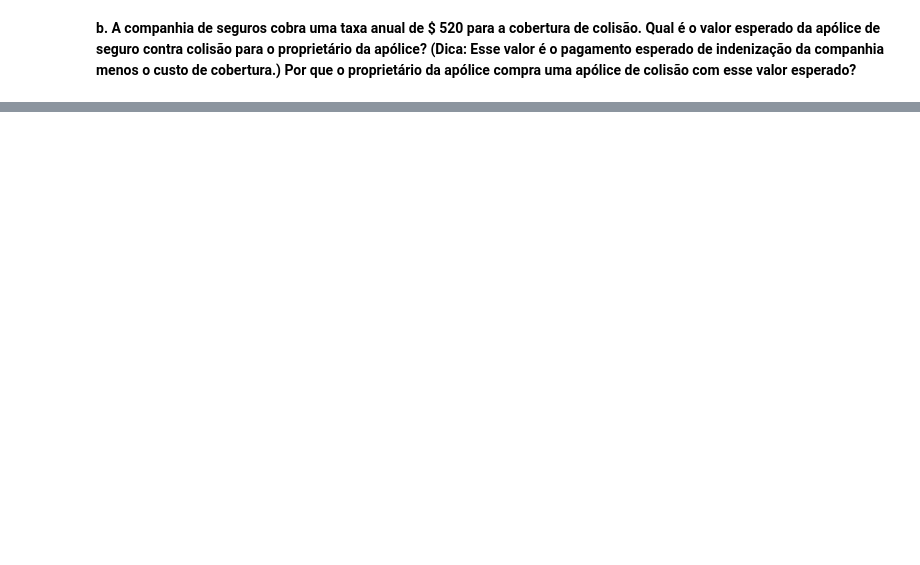
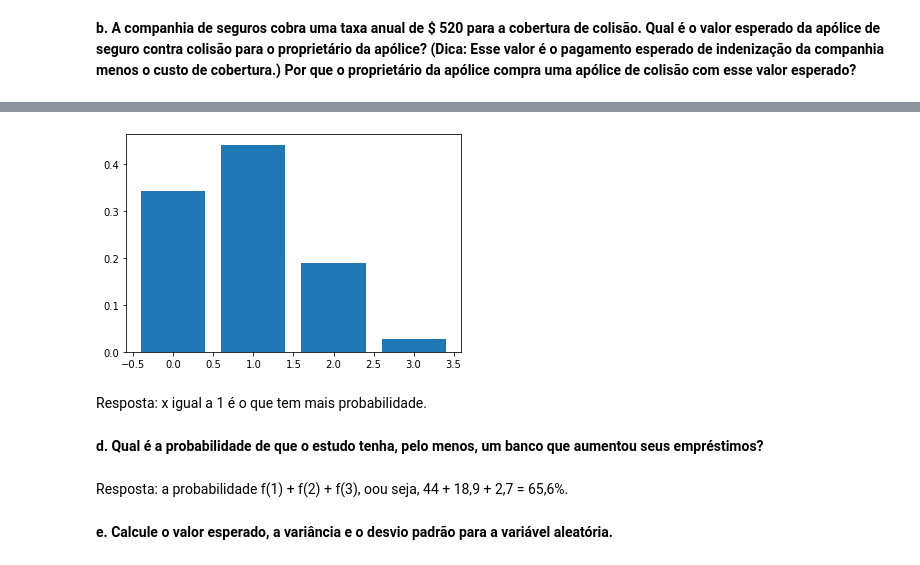
Before and after one commit to whaner/EAD5844, a Jupyter notebook: Exercícios/Ex_Aula_5_Whaner_Endo.ipynb, the cells around one changed output, grey strips where cells are left out. Drawn from its saved outputs; the diff is of its cells as text; code cells hidden in the pictures; blank space fills up the shorter version.

```diff
--- a/Exercícios/Ex_Aula_5_Whaner_Endo.ipynb
+++ b/Exercícios/Ex_Aula_5_Whaner_Endo.ipynb
@@ -344,0 +889,6 @@ Resposta: O valor do prêmio de seguro deveria ser $340 para que a empresa não
+# %%
+n = 3 #defina o número de ensaios
+x = 1 #defina o número de sucesso
+p = 0.3 #defina o valor da probabilidade de um sucesso no ensaio
+f1 = (math.factorial(n)/(math.factorial(x)*math.factorial(n-x)))*p**x*(1-p)**(n-x) #f que é f(x) = a probabilidade de x sucessos em n ensaios
+f1
@@ -344,0 +897,6 @@ Resposta: O valor do prêmio de seguro deveria ser $340 para que a empresa não
+# %%
+n = 3 #defina o número de ensaios
+x = 2 #defina o número de sucesso
+p = 0.3 #defina o valor da probabilidade de um sucesso no ensaio
+f2 = (math.factorial(n)/(math.factorial(x)*math.factorial(n-x)))*p**x*(1-p)**(n-x) #f que é f(x) = a probabilidade de x sucessos em n ensaios
+f2
@@ -344,0 +905,5 @@ Resposta: O valor do prêmio de seguro deveria ser $340 para que a empresa não
+# %%
+dados = {"qtd": [0,1,2,3],
+         "prob": [f0,f1,f2,f3]}
+df = pd.DataFrame(dados)
+df
@@ -344,0 +916,16 @@ Resposta: O valor do prêmio de seguro deveria ser $340 para que a empresa não
+# %%
+y_axis = df['prob']
+x_axis = df['qtd']
+# %%
+plt.bar(x_axis, y_axis)
+plt.show()
+# %% [output]
+[figure, added]
+# %% [markdown]
+Resposta: x igual a 1 é o que tem mais probabilidade.
+# %% [markdown]
+**d. Qual é a probabilidade de que o estudo tenha, pelo menos, um banco que aumentou seus empréstimos?**
+# %% [markdown]
+Resposta: a probabilidade f(1) + f(2) + f(3), oou seja, 44 + 18,9 + 2,7 = 65,6%.
+# %% [markdown]
+**e. Calcule o valor esperado, a variância e o desvio padrão para a variável aleatória.**
```
Also changed, not shown: parts of 153 cells of this notebook.
